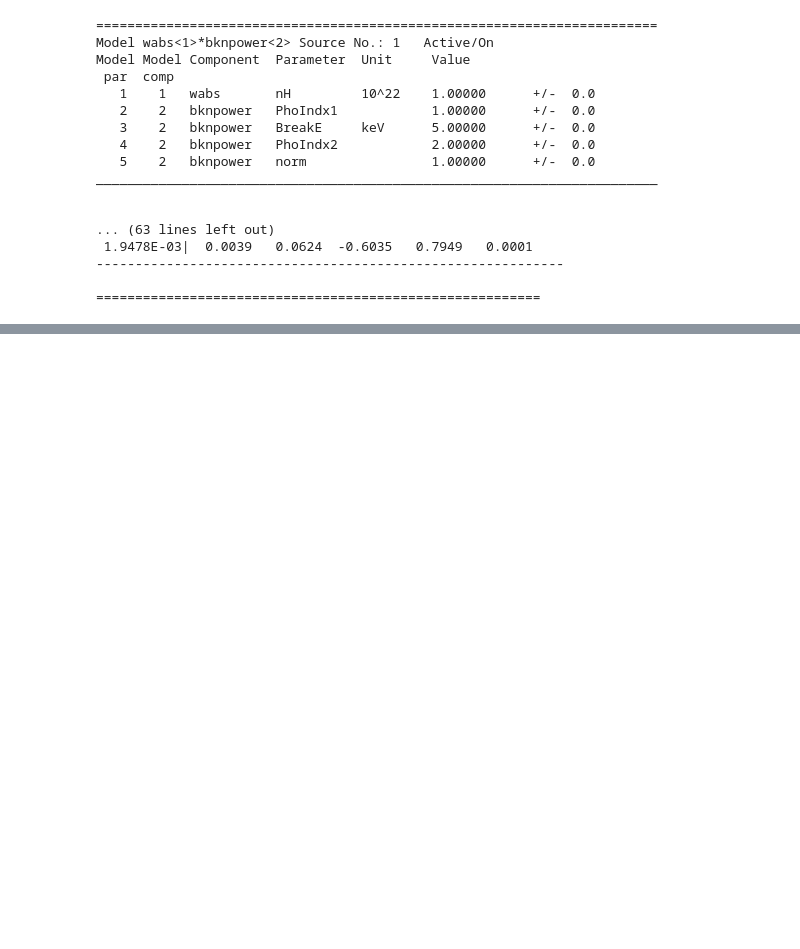
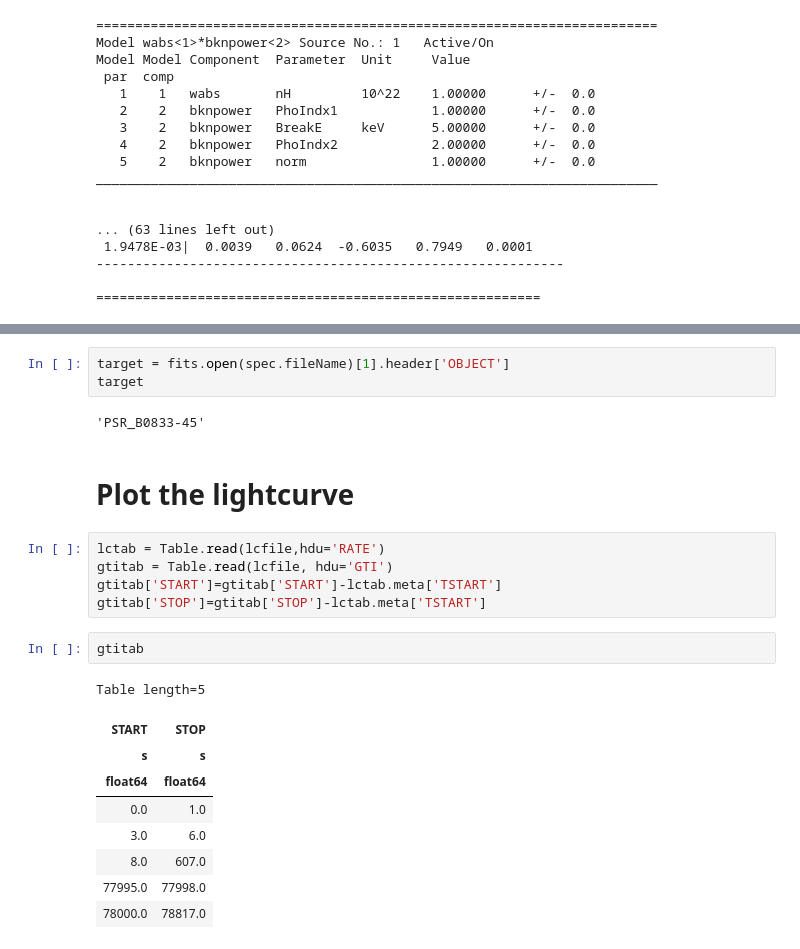
Before and after one commit to HEASARC/heasoftpy, a Jupyter notebook: notebooks/NICER processing.ipynb, the cells around one changed output, grey strips where cells are left out. Drawn from its saved outputs; the diff is of its cells as text; blank space fills up the shorter version.

```diff
--- a/notebooks/NICER processing.ipynb
+++ b/notebooks/NICER processing.ipynb
@@ -181,3 +184,27 @@ plot(en, mop,'r-')
 [interactive output not drawn]
 [interactive output not drawn]
 [<matplotlib.lines.Line2D at 0x...>]
+# %%
+target = fits.open(spec.fileName)[1].header['OBJECT']
+target
+# %% [output]
+'PSR_B0833-45'
+# %% [markdown]
+# Plot the lightcurve
+# %%
+lctab = Table.read(lcfile,hdu='RATE')
+gtitab = Table.read(lcfile, hdu='GTI')
+gtitab['START']=gtitab['START']-lctab.meta['TSTART']
+gtitab['STOP']=gtitab['STOP']-lctab.meta['TSTART']
+# %%
+gtitab
+# %% [output]
+Table length=5
+| START | STOP |
+| s | s |
+| float64 | float64 |
+| 0.0 | 1.0 |
+| 3.0 | 6.0 |
+| 8.0 | 607.0 |
+| 77995.0 | 77998.0 |
+| 78000.0 | 78817.0 |
```
Also changed, not shown: parts of 5 cells of this notebook.
